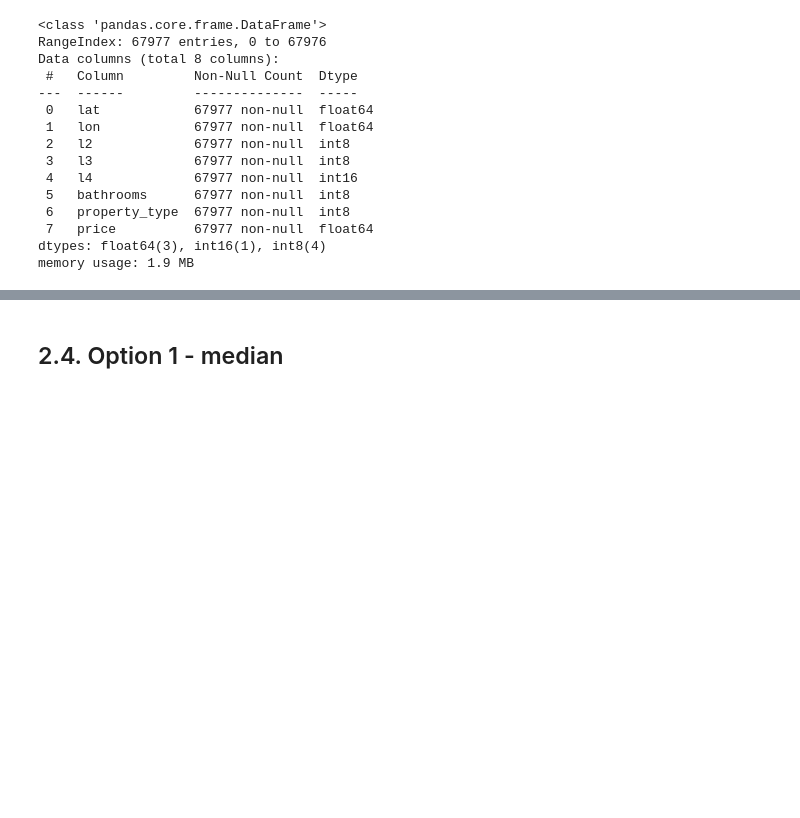
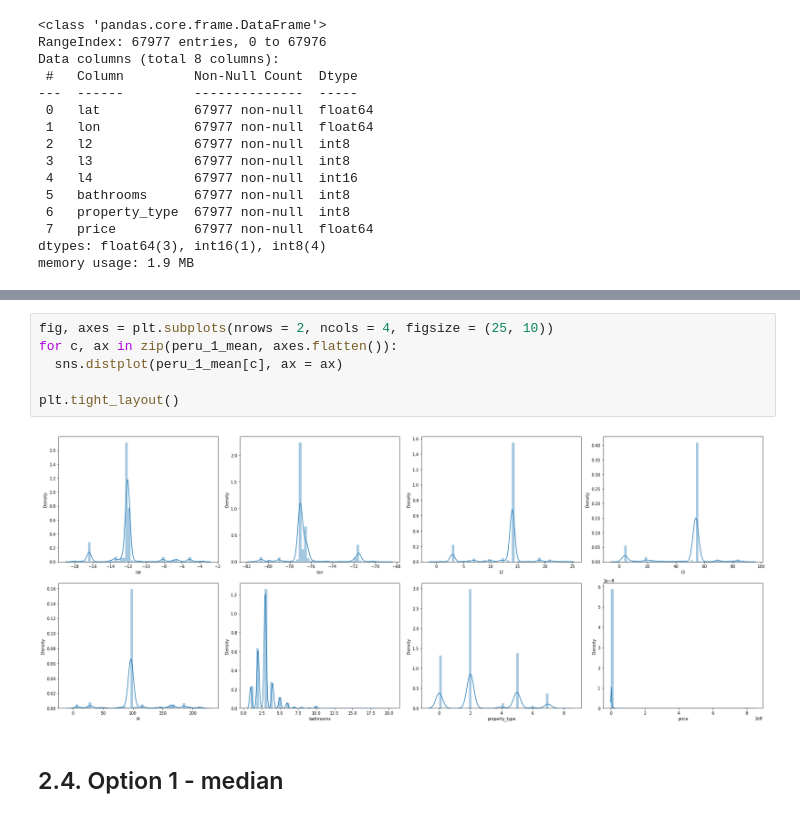
Before and after one commit to ECisneros20/Hackathon-BBVA-2022, a Jupyter notebook: House_prediction.ipynb, the cells around one changed output, grey strips where cells are left out. Cells and saved outputs as stored; diff of their text form; blank space fills up the shorter version.

```diff
--- a/House_prediction.ipynb
+++ b/House_prediction.ipynb
@@ -522,6 +489,14 @@ peru_1_mean.describe().T
 | bathrooms | 67977.0 | 2.974712 | 1.394887e+00 | 1.000000 | 2.000000 | 3.000000 | 3.000000 | 2.000000e+01 |
 | property_type | 67977.0 | 2.616385 | 2.041811e+00 | 0.000000 | 2.000000 | 2.000000 | 5.000000 | 8.000000e+00 |
 | price | 67977.0 | 457399.610578 | 4.614266e+06 | 0.000000 | 93000.000000 | 178000.000000 | 352000.000000 | 8.500000e+08 |
+# %%
+fig, axes = plt.subplots(nrows = 2, ncols = 4, figsize = (25, 10))
+for c, ax in zip(peru_1_mean, axes.flatten()):
+  sns.distplot(peru_1_mean[c], ax = ax)
+
+plt.tight_layout()
+# %% [output]
+[figure, added]
 # %% [markdown]
 ## 2.4. Option 1 - median
 # %%
```
Also changed, not shown: parts of 14 cells of this notebook.
